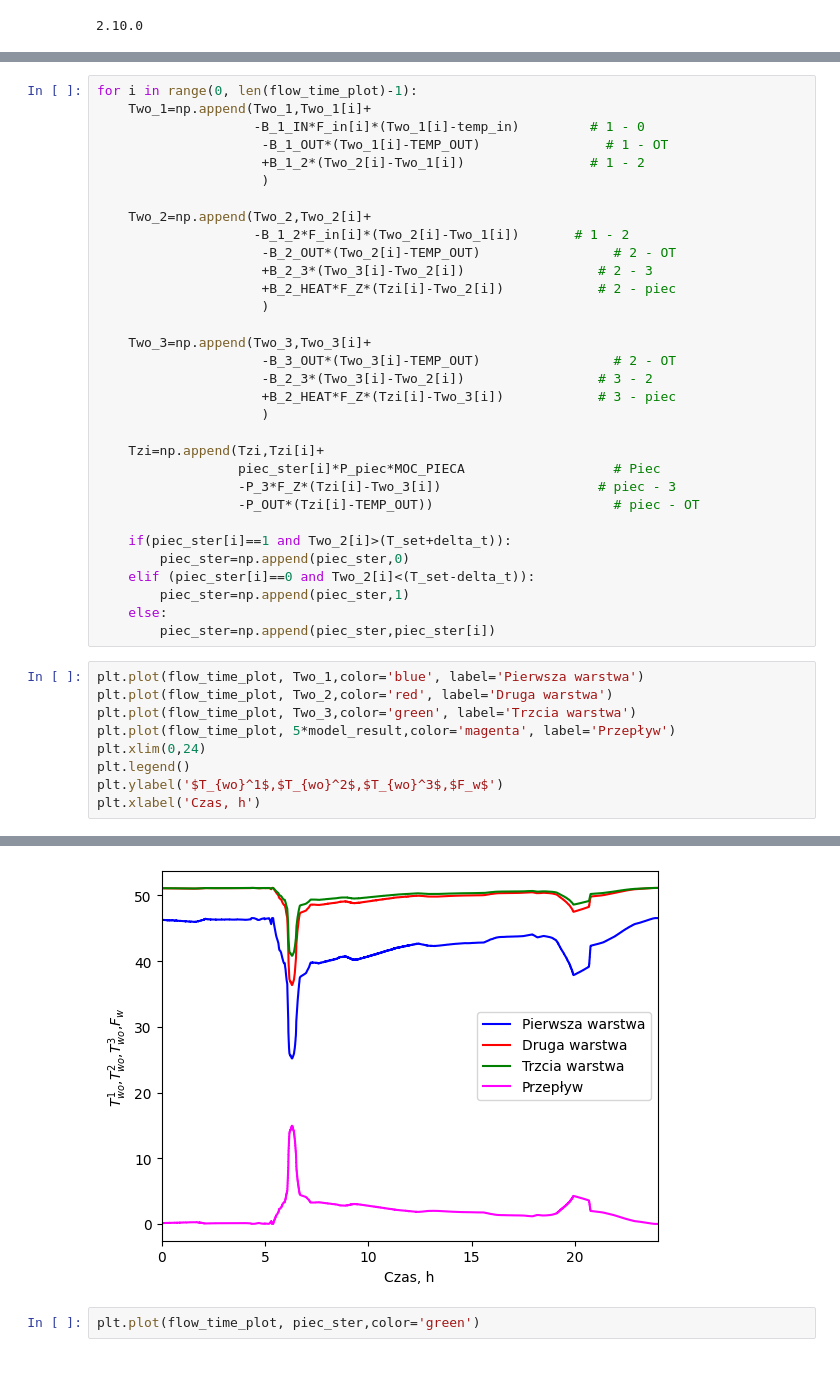
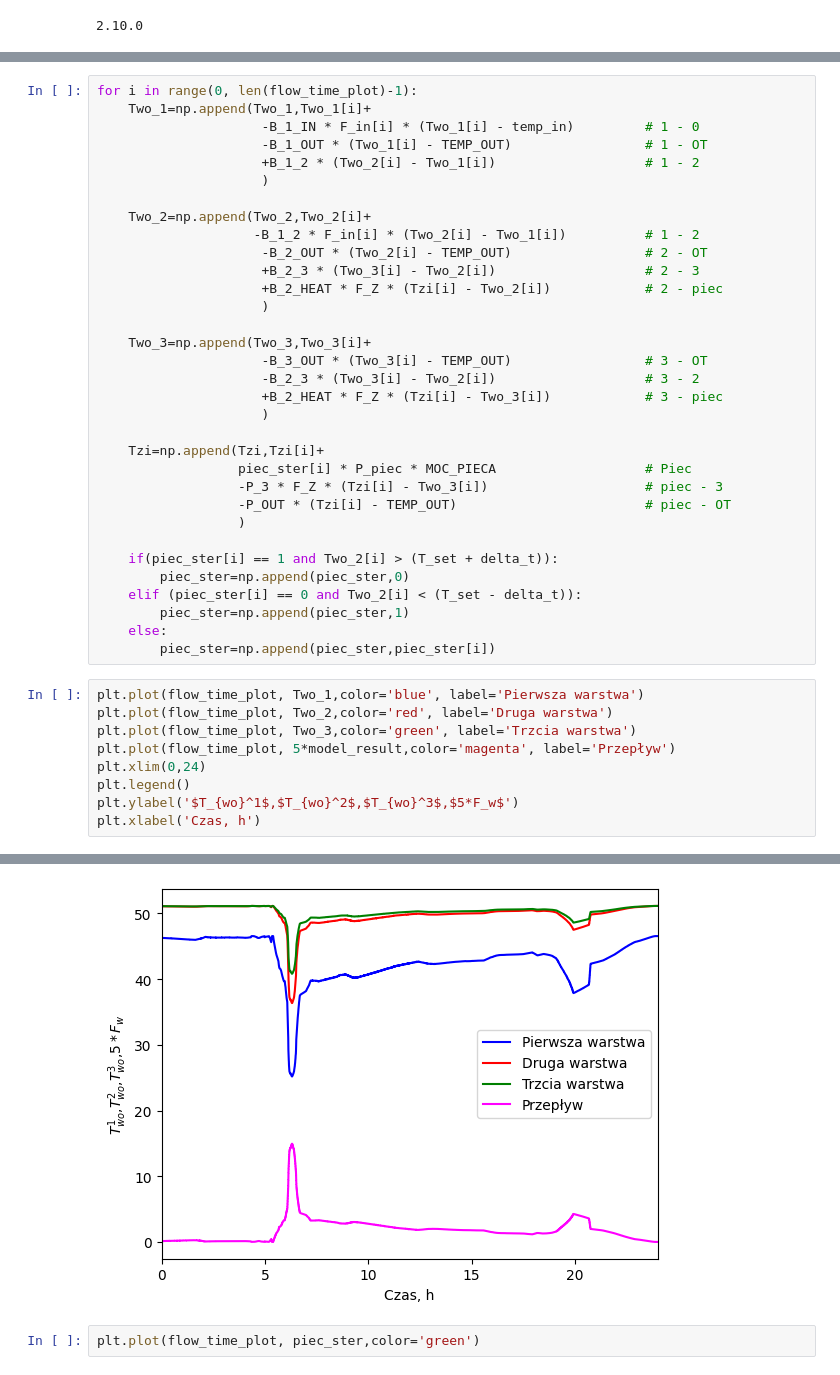
Before and after one commit to KulsonKula/Analiza-i-modelowanie-procesow-zwiazanych-z-systemem-centralnego-ogrzewania, a Jupyter notebook: Kod/Symulacja.IPYNB, the cells around one changed output, grey strips where cells are left out. Saved outputs shown, nothing was run; the diff lists cells and outputs as text.

```diff
--- a/Kod/Symulacja.IPYNB
+++ b/Kod/Symulacja.IPYNB
@@ -72,47 +74,48 @@ piec_ster = np.array([1])
 # %%
 for i in range(0, len(flow_time_plot)-1):
     Two_1=np.append(Two_1,Two_1[i]+
-                    -B_1_IN*F_in[i]*(Two_1[i]-temp_in)         # 1 - 0
-                     -B_1_OUT*(Two_1[i]-TEMP_OUT)                # 1 - OT
-                     +B_1_2*(Two_2[i]-Two_1[i])                # 1 - 2
+                     -B_1_IN * F_in[i] * (Two_1[i] - temp_in)         # 1 - 0
+                     -B_1_OUT * (Two_1[i] - TEMP_OUT)                 # 1 - OT
+                     +B_1_2 * (Two_2[i] - Two_1[i])                   # 1 - 2
                      )
 
     Two_2=np.append(Two_2,Two_2[i]+
-                    -B_1_2*F_in[i]*(Two_2[i]-Two_1[i])       # 1 - 2
-                     -B_2_OUT*(Two_2[i]-TEMP_OUT)                 # 2 - OT
-                     +B_2_3*(Two_3[i]-Two_2[i])                 # 2 - 3
-                     +B_2_HEAT*F_Z*(Tzi[i]-Two_2[i])            # 2 - piec
+                    -B_1_2 * F_in[i] * (Two_2[i] - Two_1[i])          # 1 - 2
+                     -B_2_OUT * (Two_2[i] - TEMP_OUT)                 # 2 - OT
+                     +B_2_3 * (Two_3[i] - Two_2[i])                   # 2 - 3
+                     +B_2_HEAT * F_Z * (Tzi[i] - Two_2[i])            # 2 - piec
                      )
 
     Two_3=np.append(Two_3,Two_3[i]+
-                     -B_3_OUT*(Two_3[i]-TEMP_OUT)                 # 2 - OT
-                     -B_2_3*(Two_3[i]-Two_2[i])                 # 3 - 2
-                     +B_2_HEAT*F_Z*(Tzi[i]-Two_3[i])            # 3 - piec
+                     -B_3_OUT * (Two_3[i] - TEMP_OUT)                 # 3 - OT
+                     -B_2_3 * (Two_3[i] - Two_2[i])                   # 3 - 2
+                     +B_2_HEAT * F_Z * (Tzi[i] - Two_3[i])            # 3 - piec
                      )
 
     Tzi=np.append(Tzi,Tzi[i]+
-                  piec_ster[i]*P_piec*MOC_PIECA                   # Piec
-                  -P_3*F_Z*(Tzi[i]-Two_3[i])                    # piec - 3
-                  -P_OUT*(Tzi[i]-TEMP_OUT))                       # piec - OT
+                  piec_ster[i] * P_piec * MOC_PIECA                   # Piec
+                  -P_3 * F_Z * (Tzi[i] - Two_3[i])                    # piec - 3
+                  -P_OUT * (Tzi[i] - TEMP_OUT)                        # piec - OT
+                  )
 
-    if(piec_ster[i]==1 and Two_2[i]>(T_set+delta_t)):
+    if(piec_ster[i] == 1 and Two_2[i] > (T_set + delta_t)):
         piec_ster=np.append(piec_ster,0)
-    elif (piec_ster[i]==0 and Two_2[i]<(T_set-delta_t)):
+    elif (piec_ster[i] == 0 and Two_2[i] < (T_set - delta_t)):
         piec_ster=np.append(piec_ster,1)
     else:
         piec_ster=np.append(piec_ster,piec_ster[i])
 # %%
 plt.plot(flow_time_plot, Two_1,color='blue', label='Pierwsza warstwa')
 plt.plot(flow_time_plot, Two_2,color='red', label='Druga warstwa')
 plt.plot(flow_time_plot, Two_3,color='green', label='Trzcia warstwa')
 plt.plot(flow_time_plot, 5*model_result,color='magenta', label='Przepływ')
 plt.xlim(0,24)
 plt.legend()
-plt.ylabel('$T_{wo}^1$,$T_{wo}^2$,$T_{wo}^3$,$F_w$')
+plt.ylabel('$T_{wo}^1$,$T_{wo}^2$,$T_{wo}^3$,$5*F_w$')
 plt.xlabel('Czas, h')
 # %% [output]
 Text(0.5, 0, 'Czas, h')
-[figure, old version]
+[figure, new version]
 # %%
 plt.plot(flow_time_plot, piec_ster,color='green')
 # %% [output]
```
Also changed, not shown: parts of 10 cells of this notebook, 8 other files.
